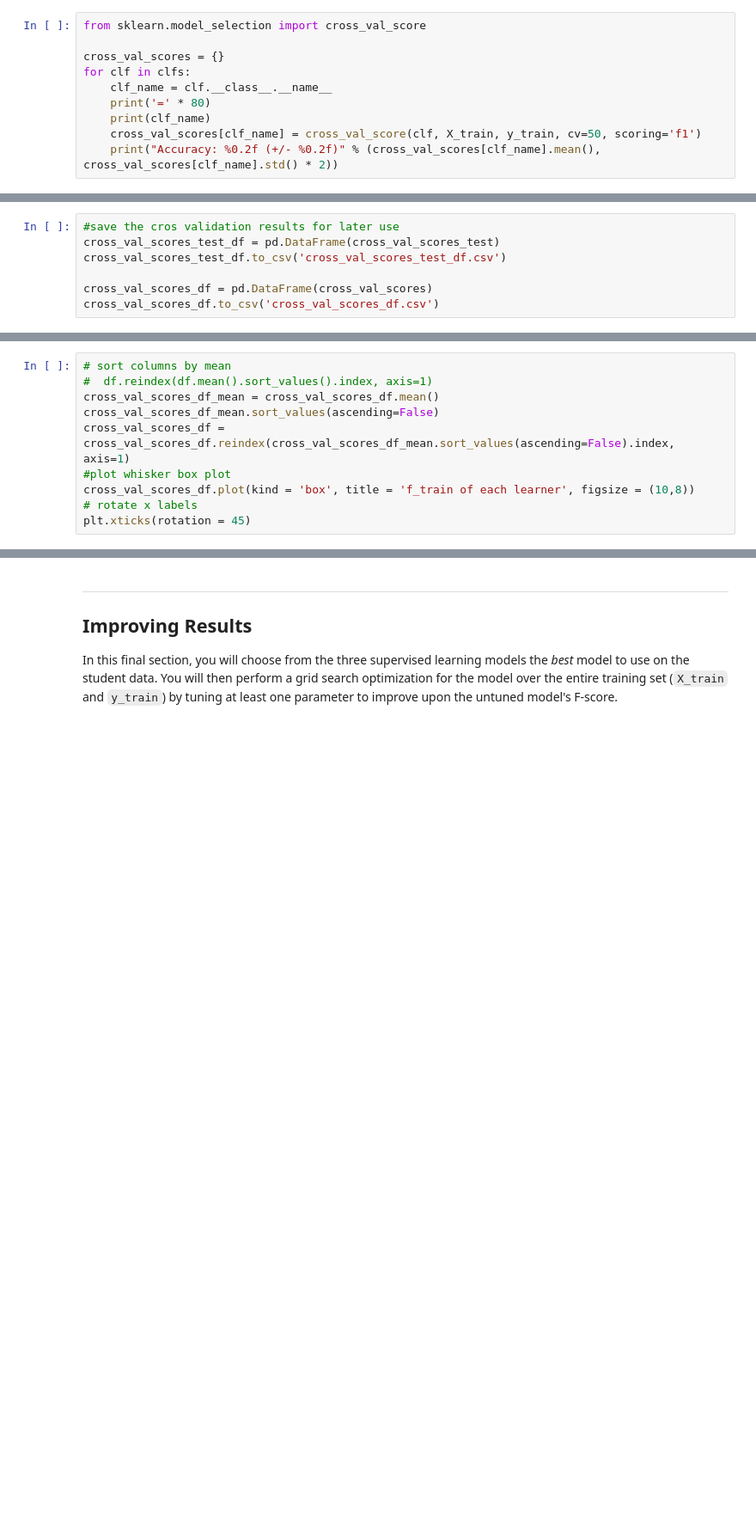
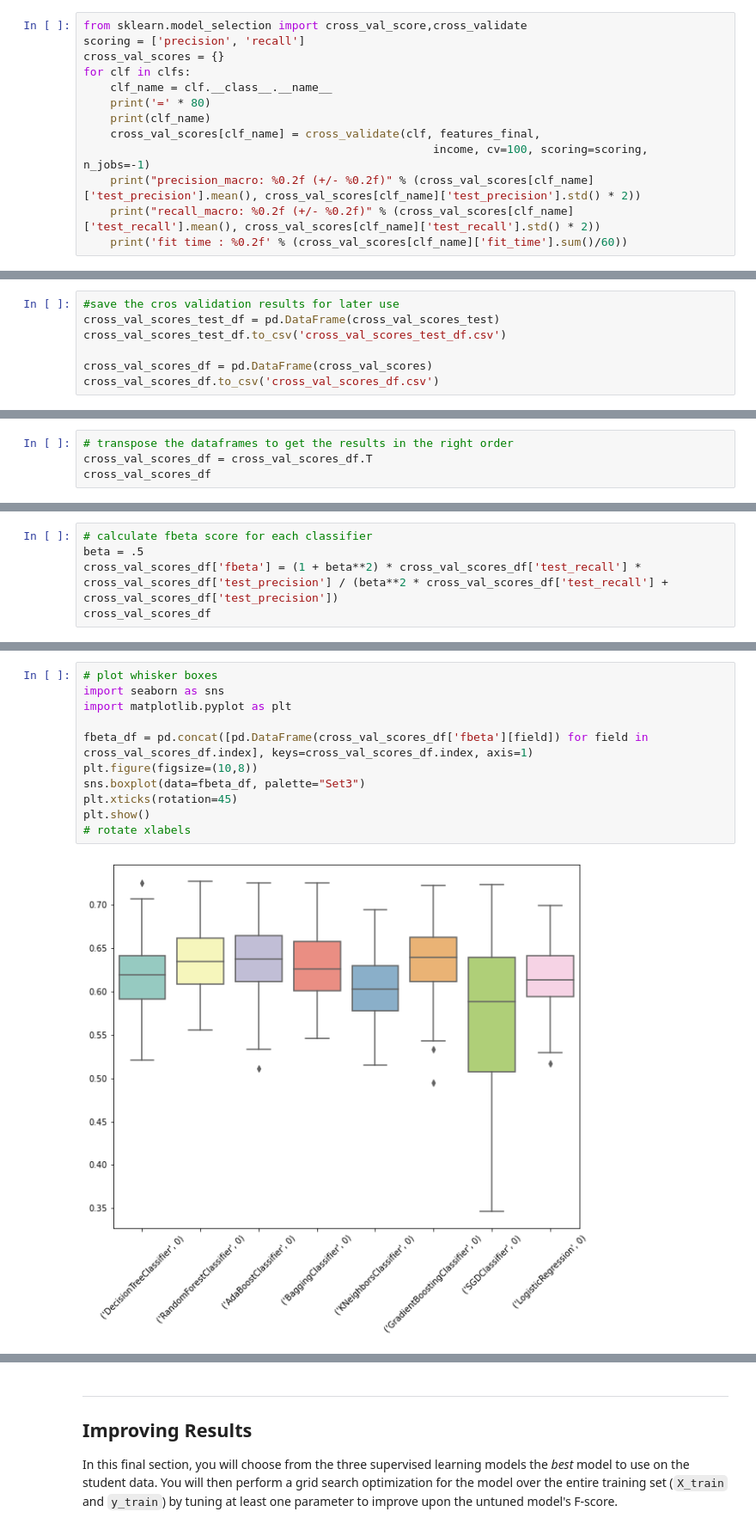
Before and after one commit to amine-mih-dev/salary-prediction, a Jupyter notebook: starter/finding_donors.ipynb, the cells around one changed output, grey strips where cells are left out. Shown at 86% size. Cells and saved outputs as stored; diff of their text form; blank space fills up the shorter version.

Commit message:
plotted whisker boxes

```diff
--- a/starter/finding_donors.ipynb
+++ b/starter/finding_donors.ipynb
@@ -744,13 +745,16 @@ df_val
 # %%
-from sklearn.model_selection import cross_val_score
-
+from sklearn.model_selection import cross_val_score,cross_validate
+scoring = ['precision', 'recall']
 cross_val_scores = {}
 for clf in clfs:
     clf_name = clf.__class__.__name__
     print('=' * 80)
     print(clf_name)
-    cross_val_scores[clf_name] = cross_val_score(clf, X_train, y_train, cv=50, scoring='f1')
-    print("Accuracy: %0.2f (+/- %0.2f)" % (cross_val_scores[clf_name].mean(), cross_val_scores[clf_name].std() * 2))
+    cross_val_scores[clf_name] = cross_validate(clf, features_final,
+                                                    income, cv=100, scoring=scoring,  n_jobs=-1)
+    print("precision_macro: %0.2f (+/- %0.2f)" % (cross_val_scores[clf_name]['test_precision'].mean(), cross_val_scores[clf_name]['test_precision'].std() * 2))
+    print("recall_macro: %0.2f (+/- %0.2f)" % (cross_val_scores[clf_name]['test_recall'].mean(), cross_val_scores[clf_name]['test_recall'].std() * 2))
+    print('fit time : %0.2f' % (cross_val_scores[clf_name]['fit_time'].sum()/60))
 # %% [output]
 ================================================================================
 DecisionTreeClassifier
@@ -897,10 +821,0 @@ plt.xticks(rotation = 45)
-# %%
-# sort columns by mean
-#  df.reindex(df.mean().sort_values().index, axis=1)
-cross_val_scores_df_mean = cross_val_scores_df.mean()
-cross_val_scores_df_mean.sort_values(ascending=False)
-cross_val_scores_df = cross_val_scores_df.reindex(cross_val_scores_df_mean.sort_values(ascending=False).index, axis=1)
-#plot whisker box plot
-cross_val_scores_df.plot(kind = 'box', title = 'f_train of each learner', figsize = (10,8))
-# rotate x labels
-plt.xticks(rotation = 45)
@@ -918,0 +822,4 @@ plt.xticks(rotation = 45)
+# %%
+# transpose the dataframes to get the results in the right order
+cross_val_scores_df = cross_val_scores_df.T
+cross_val_scores_df
@@ -918,0 +836,5 @@ plt.xticks(rotation = 45)
+# %%
+# calculate fbeta score for each classifier
+beta = .5
+cross_val_scores_df['fbeta'] = (1 + beta**2) * cross_val_scores_df['test_recall'] * cross_val_scores_df['test_precision'] / (beta**2 * cross_val_scores_df['test_recall'] + cross_val_scores_df['test_precision'])
+cross_val_scores_df
@@ -918,0 +851,13 @@ plt.xticks(rotation = 45)
+# %%
+# plot whisker boxes
+import seaborn as sns
+import matplotlib.pyplot as plt
+
+fbeta_df = pd.concat([pd.DataFrame(cross_val_scores_df['fbeta'][field]) for field in cross_val_scores_df.index], keys=cross_val_scores_df.index, axis=1)
+plt.figure(figsize=(10,8))
+sns.boxplot(data=fbeta_df, palette="Set3")
+plt.xticks(rotation=45)
+plt.show()
+# rotate xlabels
+# %% [output]
+[figure, added]
```
Also changed, not shown: parts of 17 cells of this notebook.
